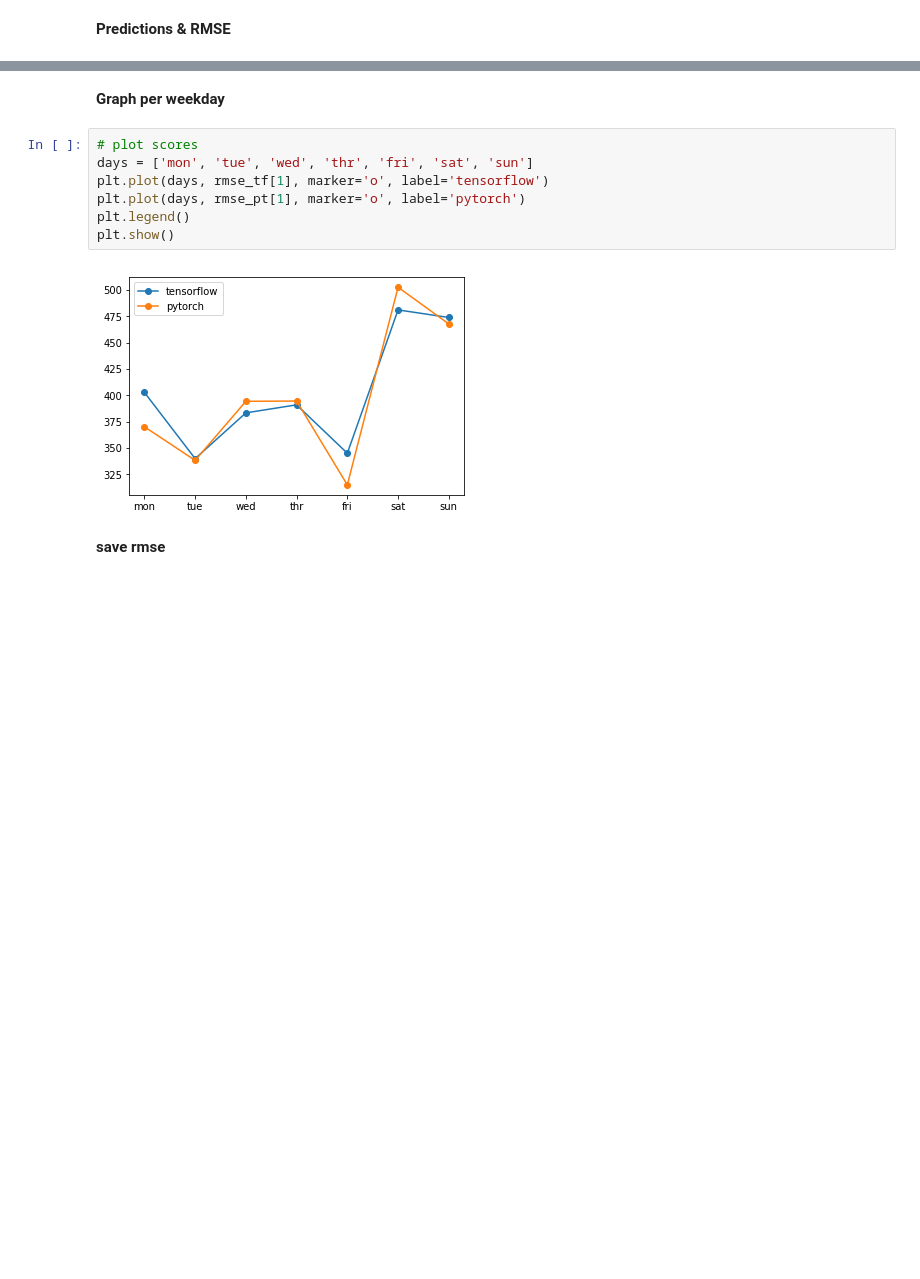
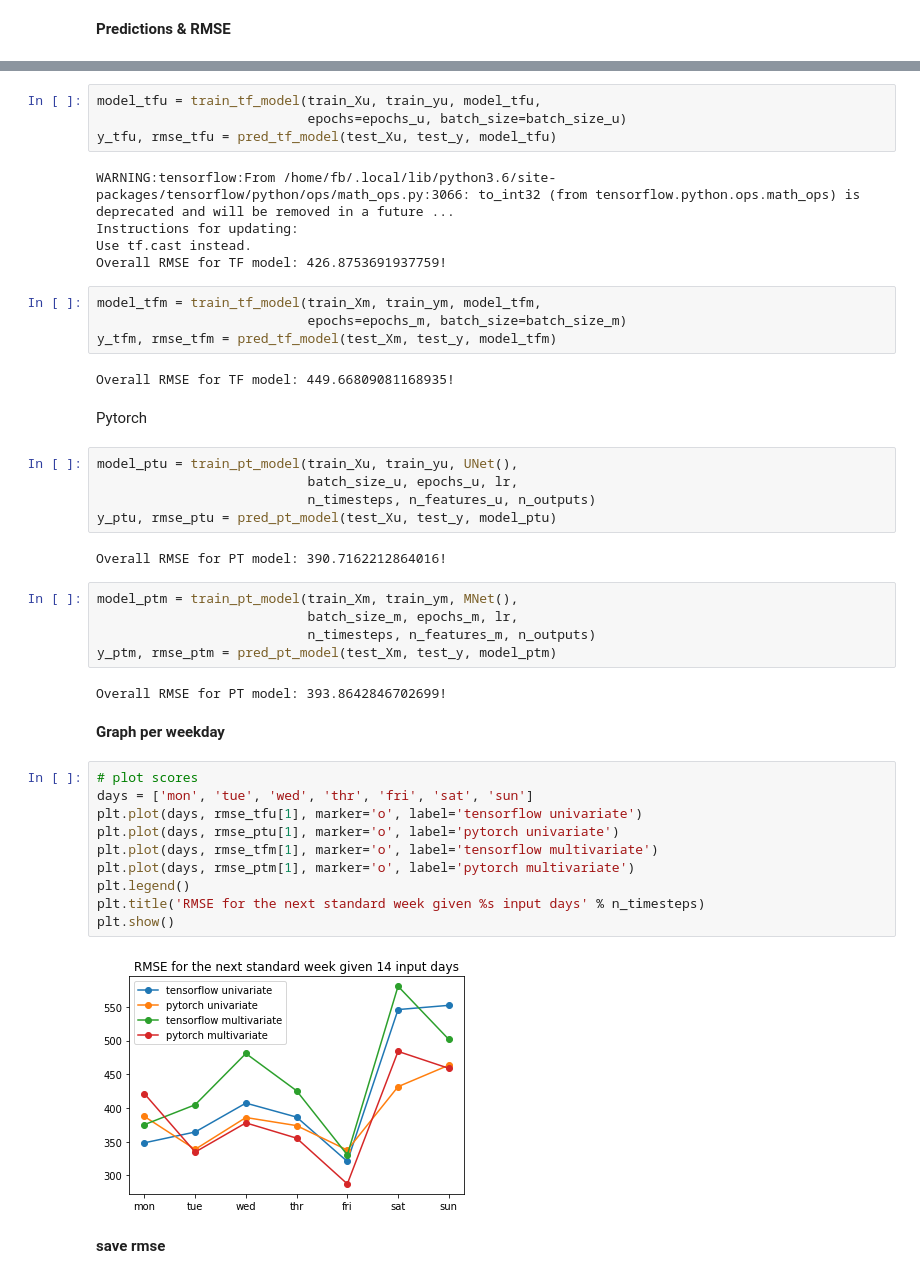
Before and after one commit to fabianbruckschen/sampled, a Jupyter notebook: cnn/2_plain_cnn.ipynb, the cells around one changed output, grey strips where cells are left out. Drawn from its saved outputs; the diff is of its cells as text; blank space fills up the shorter version.

Commit message:
integrated multivariate cnn

```diff
--- a/cnn/2_plain_cnn.ipynb
+++ b/cnn/2_plain_cnn.ipynb
@@ -207,13 +174,47 @@ Overall RMSE for PT model: 402.38911846656447!
+# %%
+model_tfu = train_tf_model(train_Xu, train_yu, model_tfu,
+                           epochs=epochs_u, batch_size=batch_size_u)
+y_tfu, rmse_tfu = pred_tf_model(test_Xu, test_y, model_tfu)
+# %% [output]
+WARNING:tensorflow:From /home/fb/.local/lib/python3.6/site-packages/tensorflow/python/ops/math_ops.py:3066: to_int32 (from tensorflow.python.ops.math_ops) is deprecated and will be removed in a future ...
+Instructions for updating:
+Use tf.cast instead.
+Overall RMSE for TF model: 426.8753691937759!
+# %%
+model_tfm = train_tf_model(train_Xm, train_ym, model_tfm,
+                           epochs=epochs_m, batch_size=batch_size_m)
+y_tfm, rmse_tfm = pred_tf_model(test_Xm, test_y, model_tfm)
+# %% [output]
+Overall RMSE for TF model: 449.66809081168935!
+# %% [markdown]
+Pytorch
+# %%
+model_ptu = train_pt_model(train_Xu, train_yu, UNet(),
+                           batch_size_u, epochs_u, lr,
+                           n_timesteps, n_features_u, n_outputs)
+y_ptu, rmse_ptu = pred_pt_model(test_Xu, test_y, model_ptu)
+# %% [output]
+Overall RMSE for PT model: 390.7162212864016!
+# %%
+model_ptm = train_pt_model(train_Xm, train_ym, MNet(),
+                           batch_size_m, epochs_m, lr,
+                           n_timesteps, n_features_m, n_outputs)
+y_ptm, rmse_ptm = pred_pt_model(test_Xm, test_y, model_ptm)
+# %% [output]
+Overall RMSE for PT model: 393.8642846702699!
 # %% [markdown]
 **Graph per weekday**
 # %%
 # plot scores
 days = ['mon', 'tue', 'wed', 'thr', 'fri', 'sat', 'sun']
-plt.plot(days, rmse_tf[1], marker='o', label='tensorflow')
-plt.plot(days, rmse_pt[1], marker='o', label='pytorch')
+plt.plot(days, rmse_tfu[1], marker='o', label='tensorflow univariate')
+plt.plot(days, rmse_ptu[1], marker='o', label='pytorch univariate')
+plt.plot(days, rmse_tfm[1], marker='o', label='tensorflow multivariate')
+plt.plot(days, rmse_ptm[1], marker='o', label='pytorch multivariate')
 plt.legend()
+plt.title('RMSE for the next standard week given %s input days' % n_timesteps)
 plt.show()
 # %% [output]
-[figure, old version]
+[figure, new version]
 # %% [markdown]
 **save rmse**
```
Also changed, not shown: parts of 29 cells of this notebook, 2 other files.
